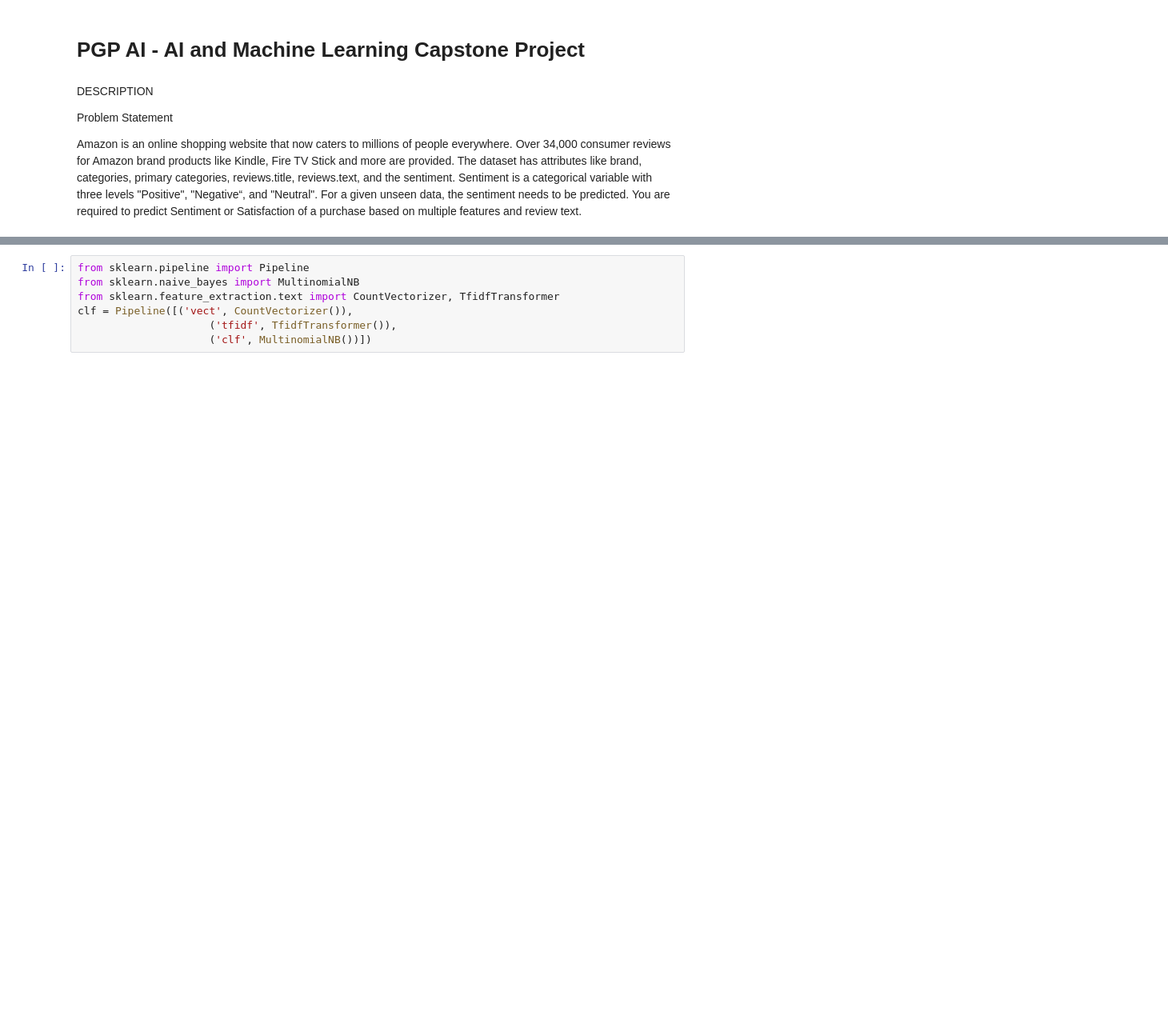
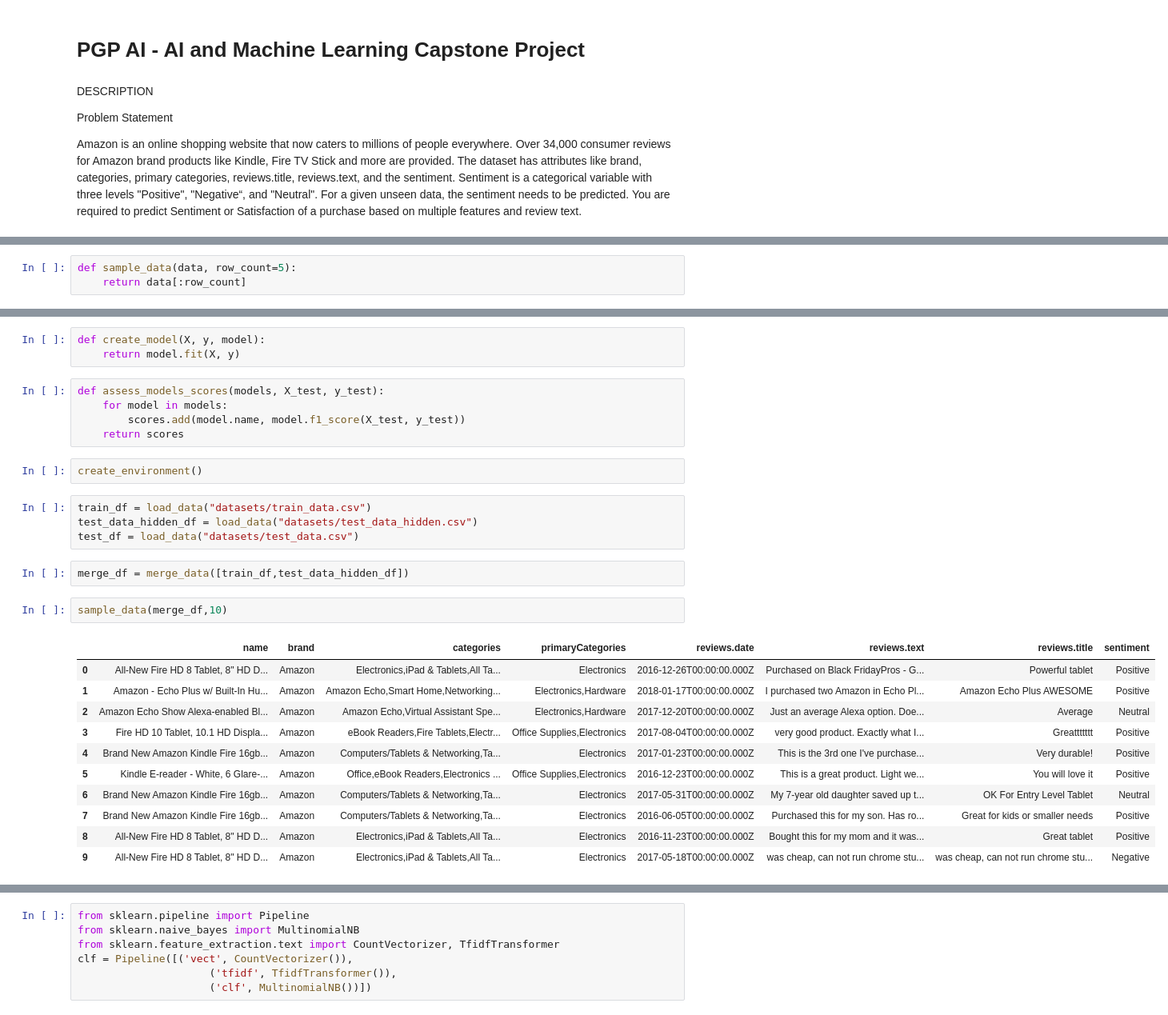
Before and after one commit to snbhattacharjya/Simplilearn, a Jupyter notebook: Capstone Project/E-commerce.ipynb, the cells around one changed output, grey strips where cells are left out. Shown at 80% size. Cells and saved outputs as stored; diff of their text form; blank space fills up the shorter version.

```diff
--- a/Capstone Project/E-commerce.ipynb
+++ b/Capstone Project/E-commerce.ipynb
@@ -273,0 +33,3 @@ len(X_train), len(X_test)
+# %%
+def sample_data(data, row_count=5):
+    return data[:row_count]
@@ -273,0 +102,30 @@ len(X_train), len(X_test)
+# %%
+def create_model(X, y, model):
+    return model.fit(X, y)
+# %%
+def assess_models_scores(models, X_test, y_test):
+    for model in models:
+        scores.add(model.name, model.f1_score(X_test, y_test))
+    return scores
+# %%
+create_environment()
+# %%
+train_df = load_data("datasets/train_data.csv")
+test_data_hidden_df = load_data("datasets/test_data_hidden.csv")
+test_df = load_data("datasets/test_data.csv")
+# %%
+merge_df = merge_data([train_df,test_data_hidden_df])
+# %%
+sample_data(merge_df,10)
+# %% [output]
+|  | name | brand | categories | primaryCategories | reviews.date | reviews.text | reviews.title | sentiment |
+| 0 | All-New Fire HD 8 Tablet, 8" HD D... | Amazon | Electronics,iPad & Tablets,All Ta... | Electronics | 2016-12-26T00:00:00.000Z | Purchased on Black FridayPros - G... | Powerful tablet | Positive |
+| 1 | Amazon - Echo Plus w/ Built-In Hu... | Amazon | Amazon Echo,Smart Home,Networking... | Electronics,Hardware | 2018-01-17T00:00:00.000Z | I purchased two Amazon in Echo Pl... | Amazon Echo Plus AWESOME | Positive |
+| 2 | Amazon Echo Show Alexa-enabled Bl... | Amazon | Amazon Echo,Virtual Assistant Spe... | Electronics,Hardware | 2017-12-20T00:00:00.000Z | Just an average Alexa option. Doe... | Average | Neutral |
+| 3 | Fire HD 10 Tablet, 10.1 HD Displa... | Amazon | eBook Readers,Fire Tablets,Electr... | Office Supplies,Electronics | 2017-08-04T00:00:00.000Z | very good product. Exactly what I... | Greattttttt | Positive |
+| 4 | Brand New Amazon Kindle Fire 16gb... | Amazon | Computers/Tablets & Networking,Ta... | Electronics | 2017-01-23T00:00:00.000Z | This is the 3rd one I've purchase... | Very durable! | Positive |
+| 5 | Kindle E-reader - White, 6 Glare-... | Amazon | Office,eBook Readers,Electronics ... | Office Supplies,Electronics | 2016-12-23T00:00:00.000Z | This is a great product. Light we... | You will love it | Positive |
+| 6 | Brand New Amazon Kindle Fire 16gb... | Amazon | Computers/Tablets & Networking,Ta... | Electronics | 2017-05-31T00:00:00.000Z | My 7-year old daughter saved up t... | OK For Entry Level Tablet | Neutral |
+| 7 | Brand New Amazon Kindle Fire 16gb... | Amazon | Computers/Tablets & Networking,Ta... | Electronics | 2016-06-05T00:00:00.000Z | Purchased this for my son. Has ro... | Great for kids or smaller needs | Positive |
+| 8 | All-New Fire HD 8 Tablet, 8" HD D... | Amazon | Electronics,iPad & Tablets,All Ta... | Electronics | 2016-11-23T00:00:00.000Z | Bought this for my mom and it was... | Great tablet | Positive |
+| 9 | All-New Fire HD 8 Tablet, 8" HD D... | Amazon | Electronics,iPad & Tablets,All Ta... | Electronics | 2017-05-18T00:00:00.000Z | was cheap, can not run chrome stu... | was cheap, can not run chrome stu... | Negative |
```
Also changed, not shown: parts of 50 cells of this notebook.
